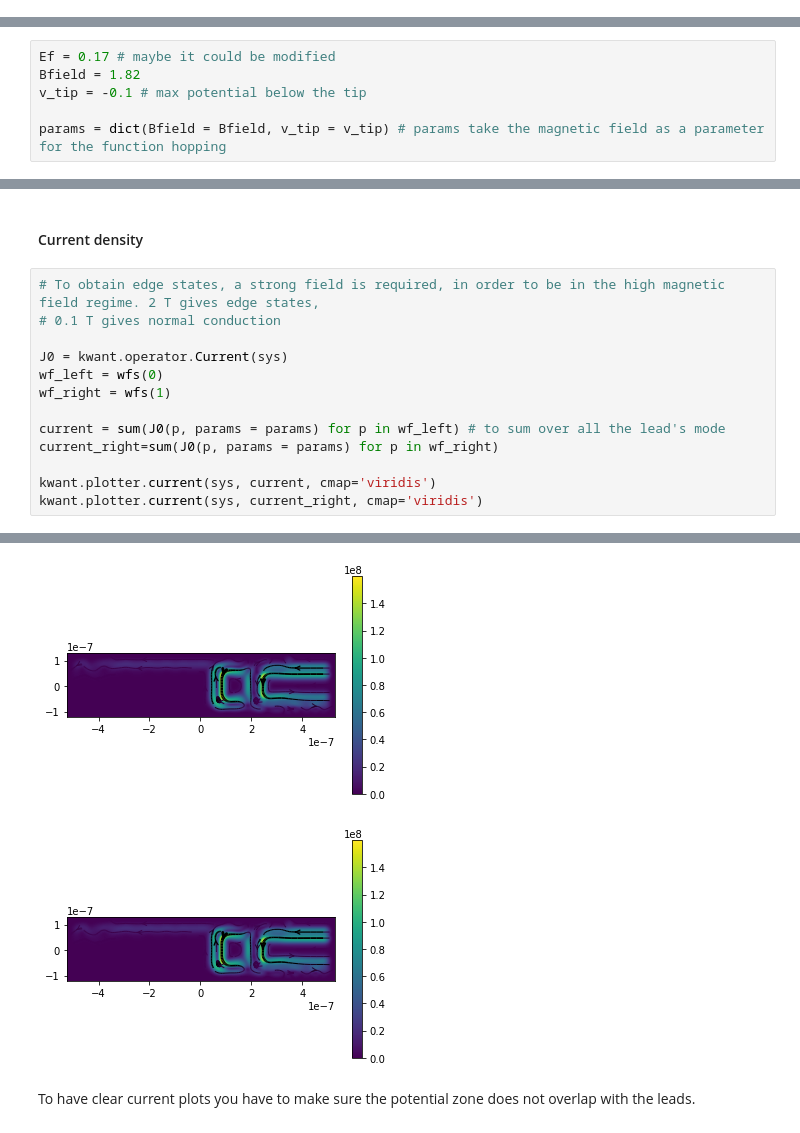
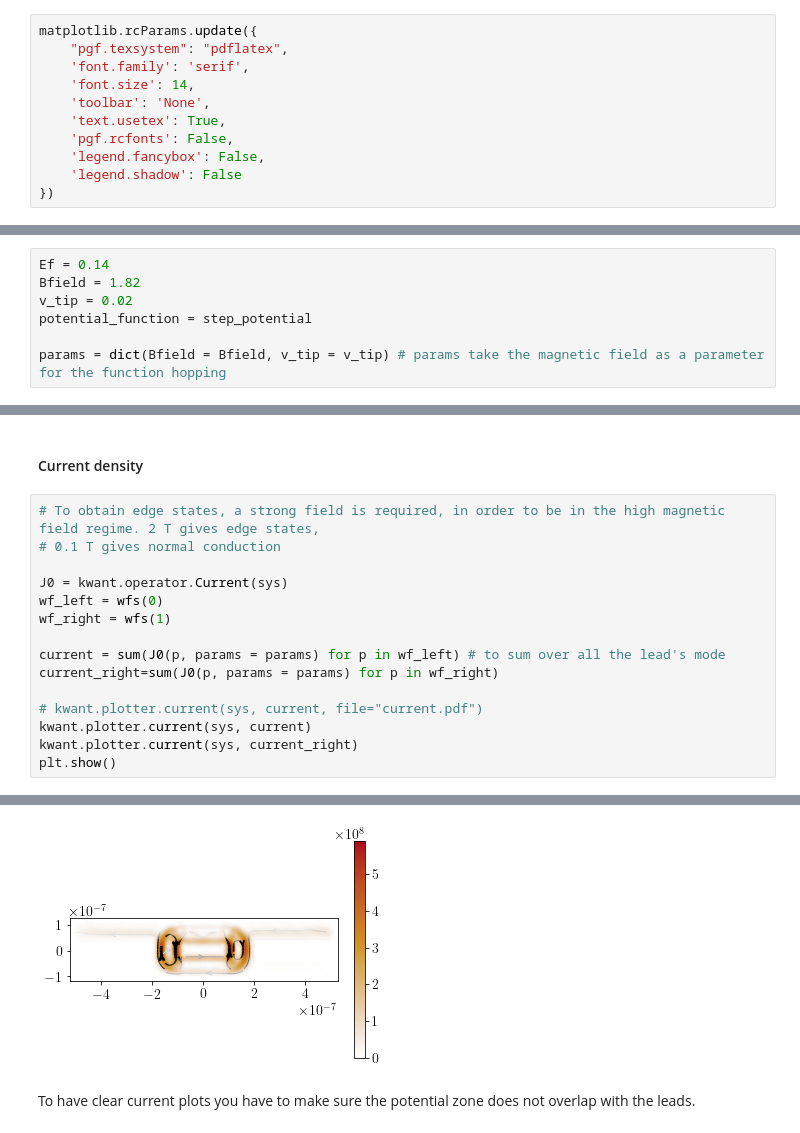
Before and after one commit to saviapicella/nanoelectronics-project, a Jupyter notebook: Graphene quantum Hall effect.ipynb, the cells around one changed output, grey strips where cells are left out. Cells and saved outputs as stored; diff of their text form.

```diff
--- a/Graphene quantum Hall effect.ipynb
+++ b/Graphene quantum Hall effect.ipynb
@@ -10,3 +12,14 @@ from matplotlib import pyplot as plt
+# %%
+matplotlib.rcParams.update({
+    "pgf.texsystem": "pdflatex",
+    'font.family': 'serif',
+    'font.size': 14,
+    'toolbar': 'None',
+    'text.usetex': True,
+    'pgf.rcfonts': False,
+    'legend.fancybox': False,
+    'legend.shadow': False
+})
 # %% [markdown]
 ### Fundamental constants
 # %%
@@ -223,9 +241,10 @@ kwant.plot(sys, site_size = 1e-9)
 # %% [markdown]
 ## Electronic properties
 # %%
-Ef = 0.17 # maybe it could be modified
+Ef = 0.14
 Bfield = 1.82
-v_tip = -0.1 # max potential below the tip
+v_tip = 0.02
+potential_function = step_potential
 
 params = dict(Bfield = Bfield, v_tip = v_tip) # params take the magnetic field as a parameter for the function hopping
 # %%
@@ -334,6 +347,8 @@ wf_right = wfs(1)
 current = sum(J0(p, params = params) for p in wf_left) # to sum over all the lead's mode
 current_right=sum(J0(p, params = params) for p in wf_right)
 
-kwant.plotter.current(sys, current, cmap='viridis')
-kwant.plotter.current(sys, current_right, cmap='viridis')
+# kwant.plotter.current(sys, current, file="current.pdf")
+kwant.plotter.current(sys, current)
+kwant.plotter.current(sys, current_right)
+plt.show()
 # %% [output]
@@ -341,5 +356,4 @@ kwant.plotter.current(sys, current_right, cmap='viridis')
-[figure, old version]
+[figure, new version]
-[figure, removed]
 # %% [markdown]
 To have clear current plots you have to make sure the potential zone does not overlap with the leads.
 # %% [markdown]
```
Also changed, not shown: parts of 28 cells of this notebook, 2 other files.
